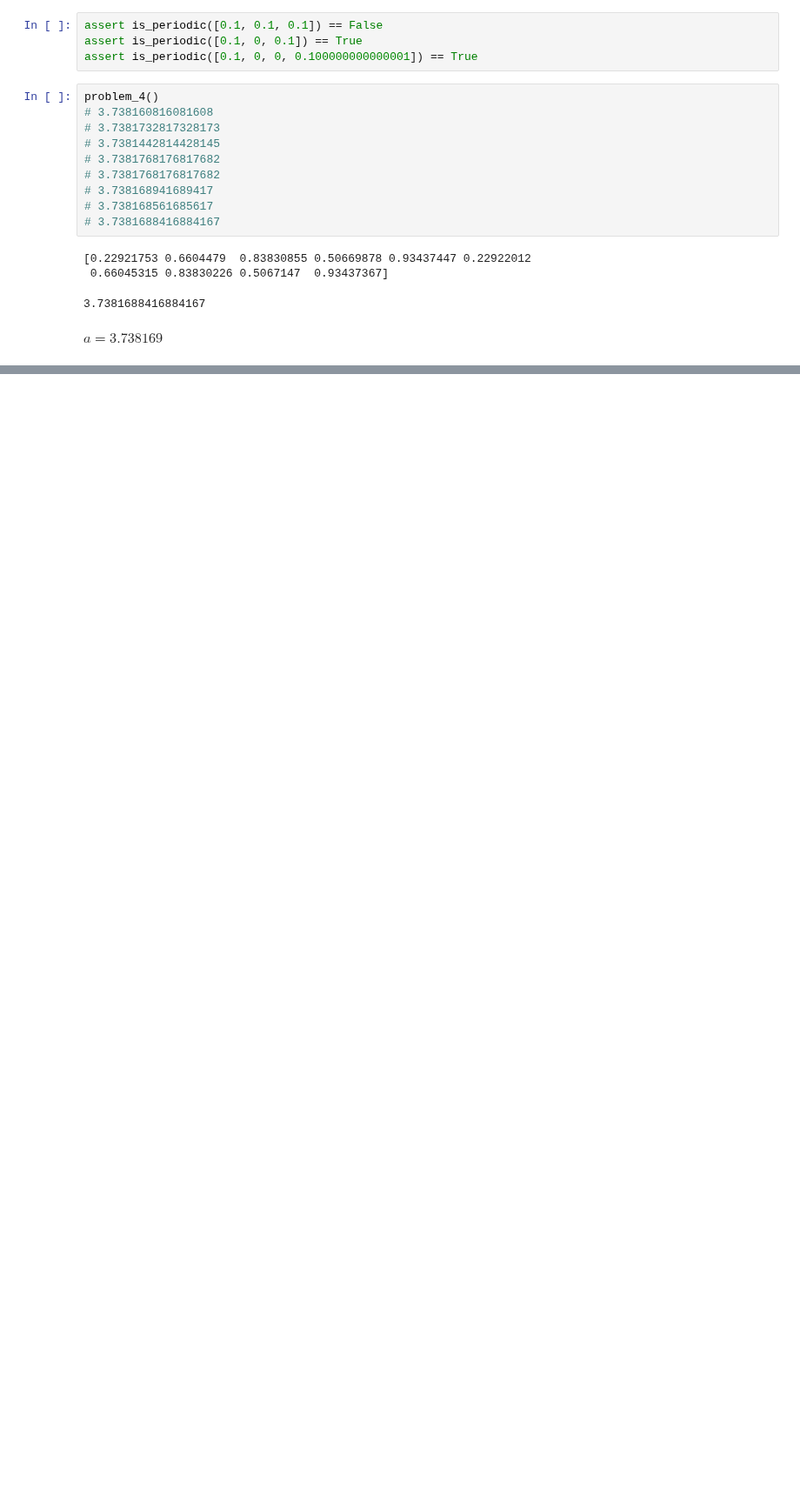
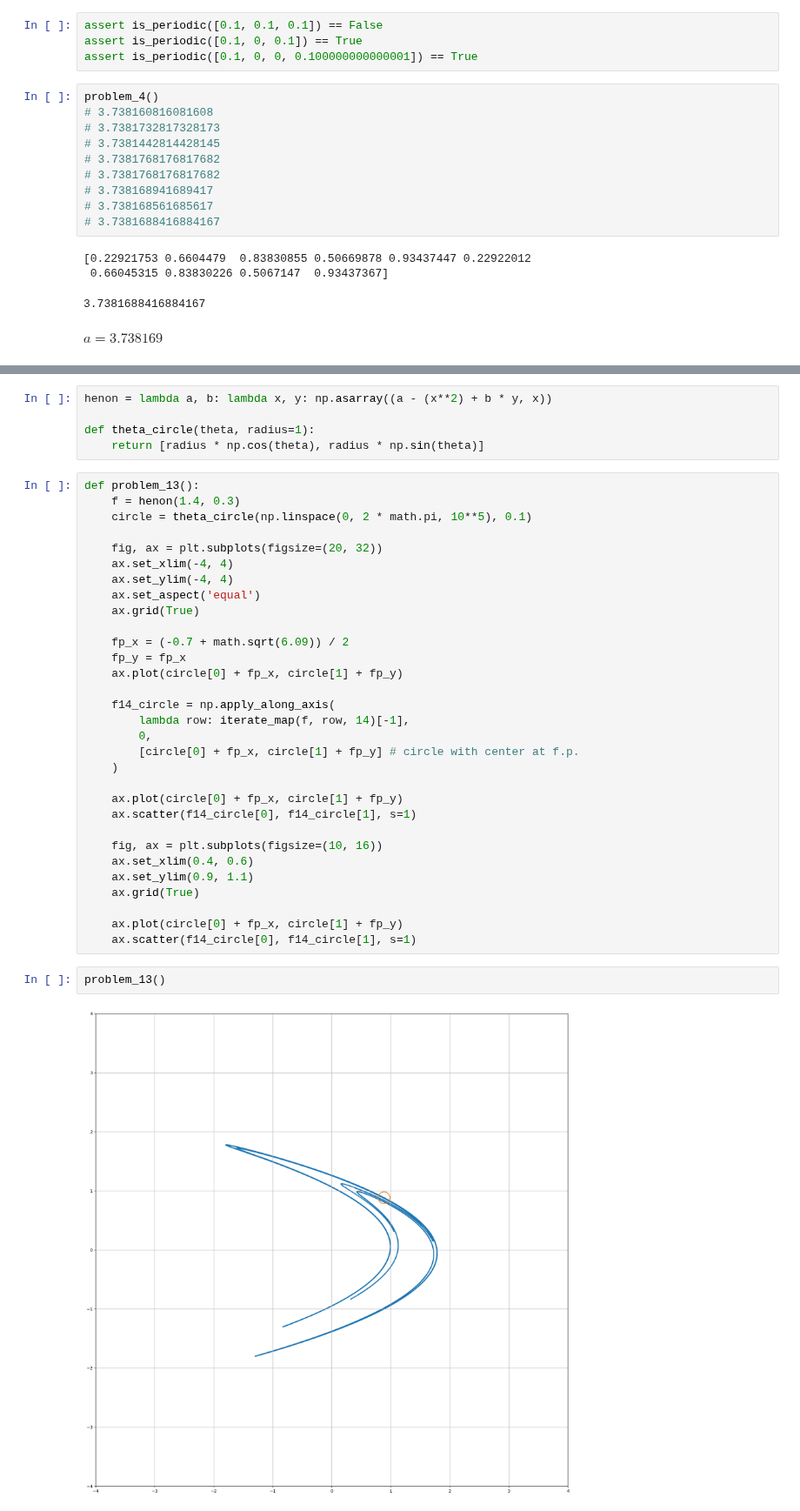
Before and after one commit to themichaelyang/dynsys, a Jupyter notebook: midterm.ipynb, the cells around one changed output, grey strips where cells are left out. Shown at 87% size. Cells and saved outputs as stored; diff of their text form; blank space fills up the shorter version.

```diff
--- a/midterm.ipynb
+++ b/midterm.ipynb
@@ -235,0 +368,40 @@ Logistic map (a=4), interval of itinerary: LRRRLRL
+# %%
+henon = lambda a, b: lambda x, y: np.asarray((a - (x**2) + b * y, x))
+
+def theta_circle(theta, radius=1):
+    return [radius * np.cos(theta), radius * np.sin(theta)]
+# %%
+def problem_13():
+    f = henon(1.4, 0.3)
+    circle = theta_circle(np.linspace(0, 2 * math.pi, 10**5), 0.1)
+
+    fig, ax = plt.subplots(figsize=(20, 32))
+    ax.set_xlim(-4, 4)
+    ax.set_ylim(-4, 4)
+    ax.set_aspect('equal')
+    ax.grid(True)
+
+    fp_x = (-0.7 + math.sqrt(6.09)) / 2
+    fp_y = fp_x
+    ax.plot(circle[0] + fp_x, circle[1] + fp_y)
+
+    f14_circle = np.apply_along_axis(
+        lambda row: iterate_map(f, row, 14)[-1],
+        0,
+        [circle[0] + fp_x, circle[1] + fp_y] # circle with center at f.p.
+    )
+
+    ax.plot(circle[0] + fp_x, circle[1] + fp_y)
+    ax.scatter(f14_circle[0], f14_circle[1], s=1)
+
+    fig, ax = plt.subplots(figsize=(10, 16))
+    ax.set_xlim(0.4, 0.6)
+    ax.set_ylim(0.9, 1.1)
+    ax.grid(True)
+
+    ax.plot(circle[0] + fp_x, circle[1] + fp_y)
+    ax.scatter(f14_circle[0], f14_circle[1], s=1)
+# %%
+problem_13()
+# %% [output]
+[figure, added]
```
Also changed, not shown: parts of 13 cells of this notebook, 3 other files.
